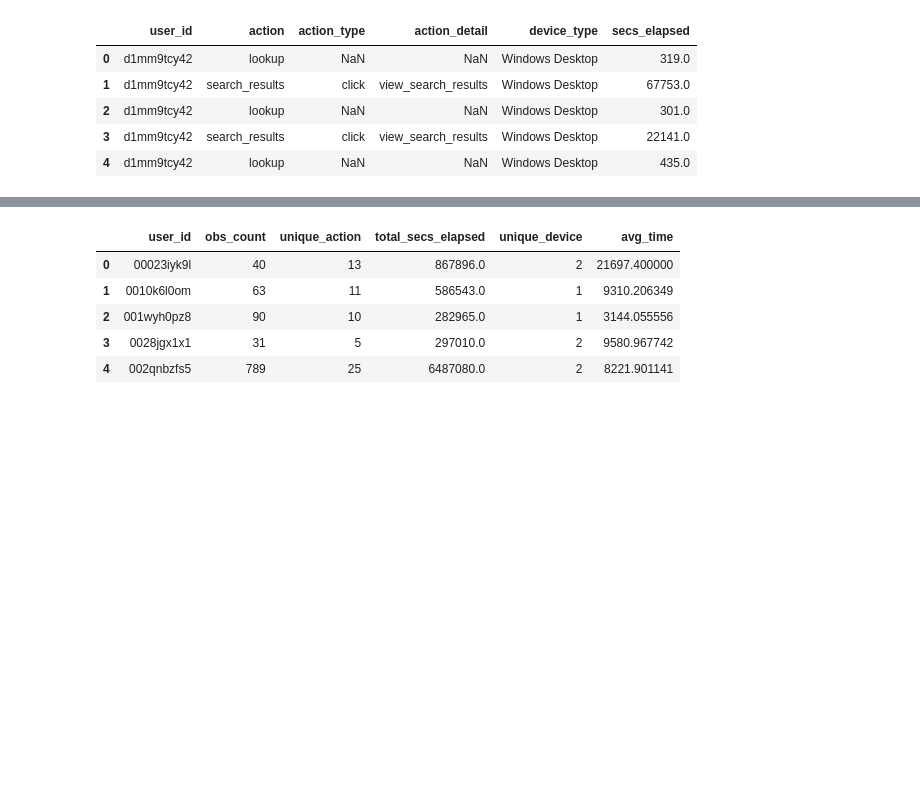
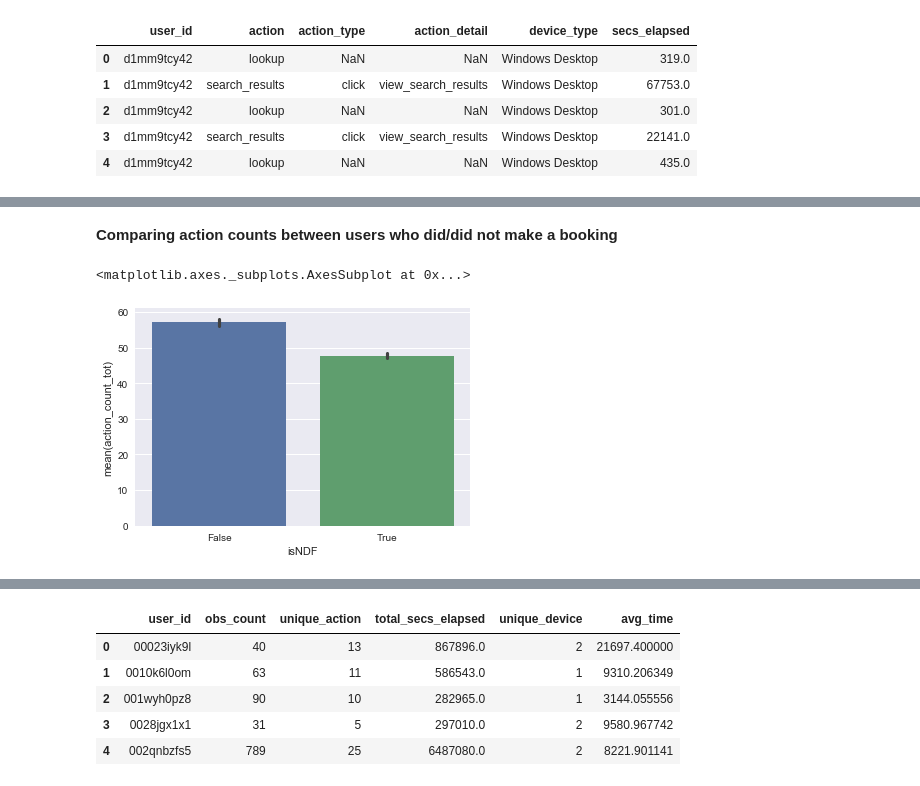
Before and after one commit to bkennedy04/msia420_airbnb_prediction, a Jupyter notebook: src/Airbnb 2.26.18 - Data Cleansing & Feature Creation.ipynb, the cells around one changed output, grey strips where cells are left out. Saved outputs shown, nothing was run; the diff lists cells and outputs as text; code cells hidden in the pictures; blank space fills up the shorter version.

```diff
--- a/src/Airbnb 2.26.18 - Data Cleansing & Feature Creation.ipynb
+++ b/src/Airbnb 2.26.18 - Data Cleansing & Feature Creation.ipynb
@@ -466,0 +463,14 @@ session.action_detail.value_counts()
+# %%
+def get_action_counts(frame,action_list):
+    """
+    gets count of select action types for each user
+    """
+    action_subset = frame[frame['action'].isin(action_list)]
+    action_counts = pd.crosstab(action_subset['user_id'],action_subset['action'])
+    action_counts['action_count_tot'] = action_counts['index'] + action_counts['personalize'] + action_counts['reviews'] + action_counts['search'] + action_counts['search_results'] + action_counts['show'] + action_counts['similar_listings']
+    return action_counts
+# %%
+#top actions are the
+top_actions = ['show','index','search_results','personalize','search','similar_listings','reviews']
+user_actions = get_action_counts(session,top_actions).reset_index()
+user_actions.head()
@@ -466,0 +484,3 @@ session.action_detail.value_counts()
+# %%
+train_session_v2 = pd.merge(user_actions,train_session, on='user_id', how='inner')
+train_session_v2.head()
@@ -466,0 +495,8 @@ session.action_detail.value_counts()
+# %% [markdown]
+**Comparing action counts between users who did/did not make a booking**
+# %%
+plt.subplots(figsize=(6, 4))
+sn.barplot(train_session_v2['isNDF'],train_session_v2['action_count_tot'])
+# %% [output]
+<matplotlib.axes._subplots.AxesSubplot at 0x...>
+[figure, added]
```
Also changed, not shown: parts of 40 cells of this notebook, 1 other file.
